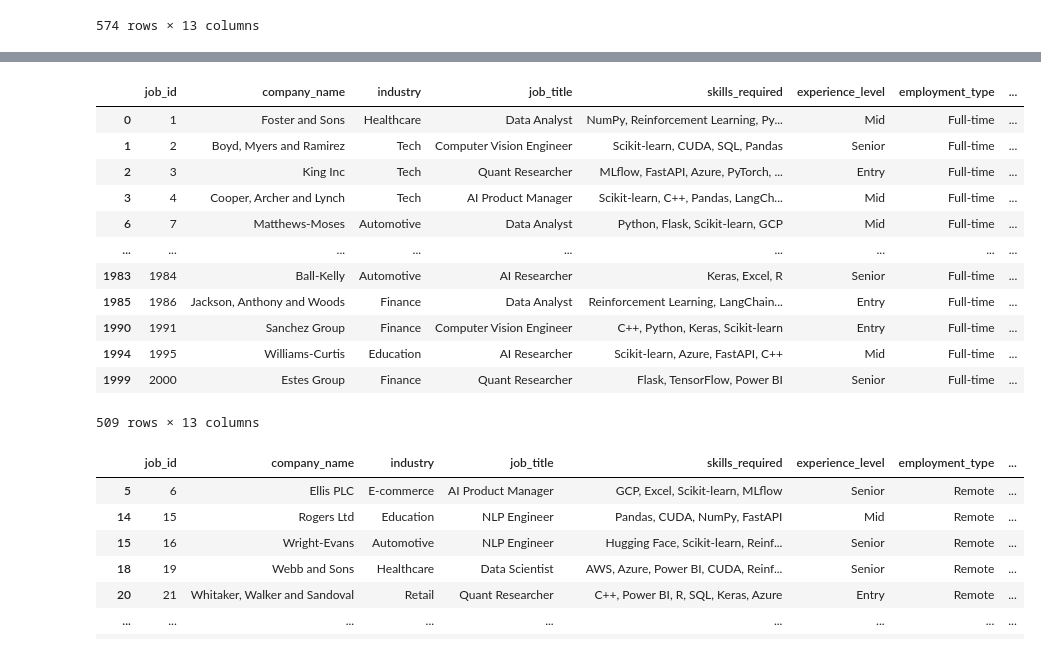
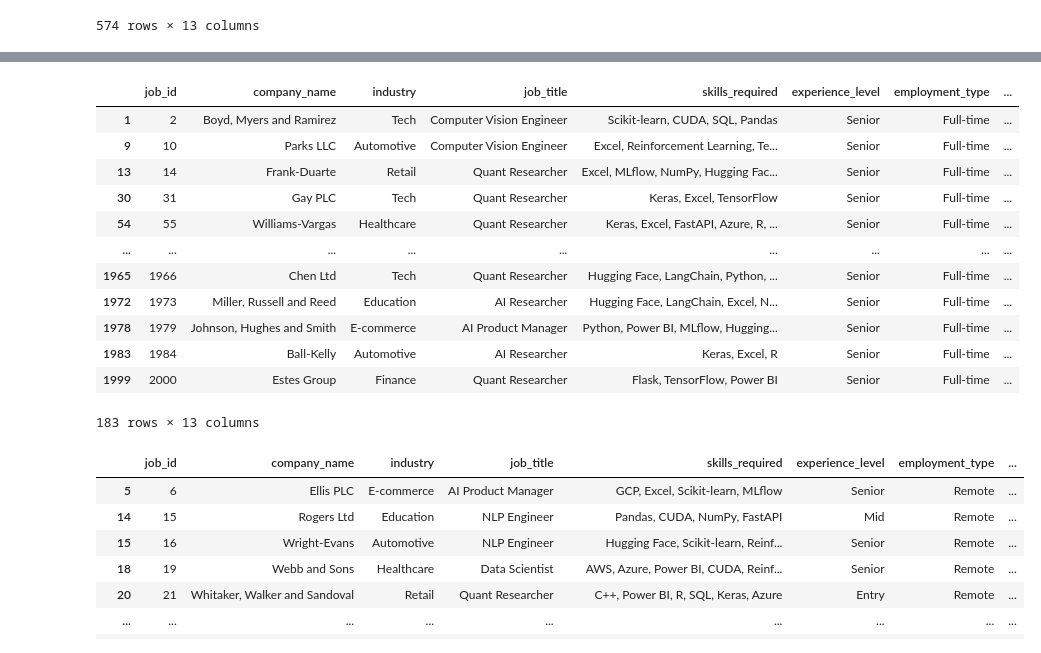
Before and after one commit to aldosiregar/Ai-data-workforce, a Jupyter notebook: ai workforce in america.ipynb, the cells around one changed output, grey strips where cells are left out. Cells and saved outputs as stored; diff of their text form; code cells hidden in the pictures.

```diff
--- a/ai workforce in america.ipynb
+++ b/ai workforce in america.ipynb
@@ -221,17 +535,27 @@ from sklearn.cluster import KMeans
-# %%
-scaler_list = []
-
-index = 0
-
-for i in employment_datas:
-    scaler = StandardScaler()
-    employment_datas[index] = scaler.fit_transform(i.drop(columns=["employment_type"]))
-    scaler_list.append(scaler)
-    index += 1
 # %%
 kmeans_model = []
 
+autoencoder_list = []
+
+hidden_layer =  [32 ,16, 8]
+loss = ""
+epoch = 5
+to_shape = 4
+
+index = 0
+
 for i in employment_datas:
-    model = KMeans(5)
-    model.fit(i)
+    result = minmax_scaler_list[index].transform(i)
+
+    autoencoder = Transformer.transform(
+        result, input_shape=test.shape[1], to_shape=to_shape, hidden_layer=hidden_layer, loss=loss, epoch=epoch)
+
+    model = KMeans(3)
+
+    model.fit(
+        autoencoder.get_result(result)
+    )
+
     kmeans_model.append(model)
+    autoencoder_list.append(autoencoder)
+    index += 1
@@ -249,6 +586,6 @@ index = 0
 
 for i in employment_datas:
     result_respect_to_employment_level.append(kmeans_model[index].predict(
-        i
+        autoencoder_list[index].get_result(minmax_scaler_list[index].transform(i))
     ))
     index += 1
@@ -377,19 +658,19 @@ result_on_each_employment_level[1][result_on_each_employment_level[1]["label"] =
 # %%
-result_on_each_employment_level[2]
+result_on_each_employment_level[2][result_on_each_employment_level[2]["experience_level"] == "Senior"]
 # %% [output]
 |  | job_id | company_name | industry | job_title | skills_required | experience_level | employment_type | ... |
-| 0 | 1 | Foster and Sons | Healthcare | Data Analyst | NumPy, Reinforcement Learning, Py... | Mid | Full-time | ... |
 | 1 | 2 | Boyd, Myers and Ramirez | Tech | Computer Vision Engineer | Scikit-learn, CUDA, SQL, Pandas | Senior | Full-time | ... |
-| 2 | 3 | King Inc | Tech | Quant Researcher | MLflow, FastAPI, Azure, PyTorch, ... | Entry | Full-time | ... |
-| 3 | 4 | Cooper, Archer and Lynch | Tech | AI Product Manager | Scikit-learn, C++, Pandas, LangCh... | Mid | Full-time | ... |
-| 6 | 7 | Matthews-Moses | Automotive | Data Analyst | Python, Flask, Scikit-learn, GCP | Mid | Full-time | ... |
+| 9 | 10 | Parks LLC | Automotive | Computer Vision Engineer | Excel, Reinforcement Learning, Te... | Senior | Full-time | ... |
+| 13 | 14 | Frank-Duarte | Retail | Quant Researcher | Excel, MLflow, NumPy, Hugging Fac... | Senior | Full-time | ... |
+| 30 | 31 | Gay PLC | Tech | Quant Researcher | Keras, Excel, TensorFlow | Senior | Full-time | ... |
+| 54 | 55 | Williams-Vargas | Healthcare | Quant Researcher | Keras, Excel, FastAPI, Azure, R, ... | Senior | Full-time | ... |
 | ... | ... | ... | ... | ... | ... | ... | ... | ... |
+| 1965 | 1966 | Chen Ltd | Tech | Quant Researcher | Hugging Face, LangChain, Python, ... | Senior | Full-time | ... |
+| 1972 | 1973 | Miller, Russell and Reed | Education | AI Researcher | Hugging Face, LangChain, Excel, N... | Senior | Full-time | ... |
+| 1978 | 1979 | Johnson, Hughes and Smith | E-commerce | AI Product Manager | Python, Power BI, MLflow, Hugging... | Senior | Full-time | ... |
 | 1983 | 1984 | Ball-Kelly | Automotive | AI Researcher | Keras, Excel, R | Senior | Full-time | ... |
-| 1985 | 1986 | Jackson, Anthony and Woods | Finance | Data Analyst | Reinforcement Learning, LangChain... | Entry | Full-time | ... |
-| 1990 | 1991 | Sanchez Group | Finance | Computer Vision Engineer | C++, Python, Keras, Scikit-learn | Entry | Full-time | ... |
-| 1994 | 1995 | Williams-Curtis | Education | AI Researcher | Scikit-learn, Azure, FastAPI, C++ | Mid | Full-time | ... |
 | 1999 | 2000 | Estes Group | Finance | Quant Researcher | Flask, TensorFlow, Power BI | Senior | Full-time | ... |
-509 rows × 13 columns
+183 rows × 13 columns
 # %%
 result_on_each_employment_level[3]
 # %% [output]
```
Also changed, not shown: parts of 54 cells of this notebook, 11 other files.
